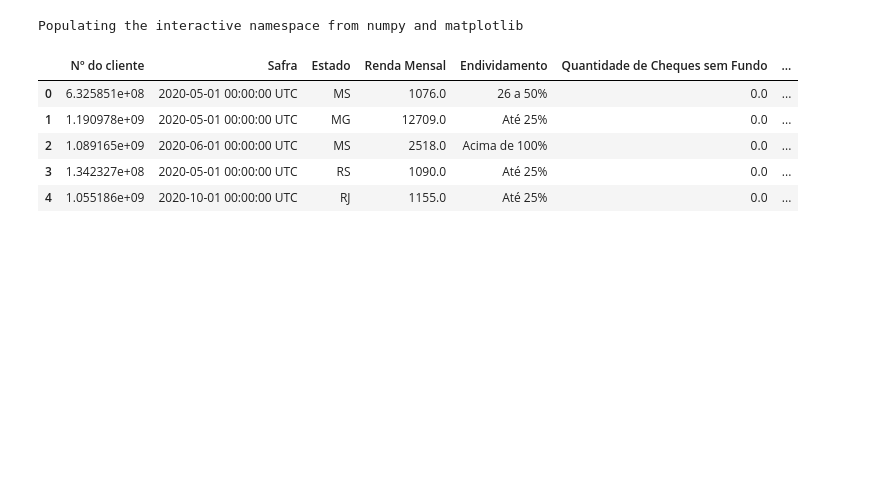
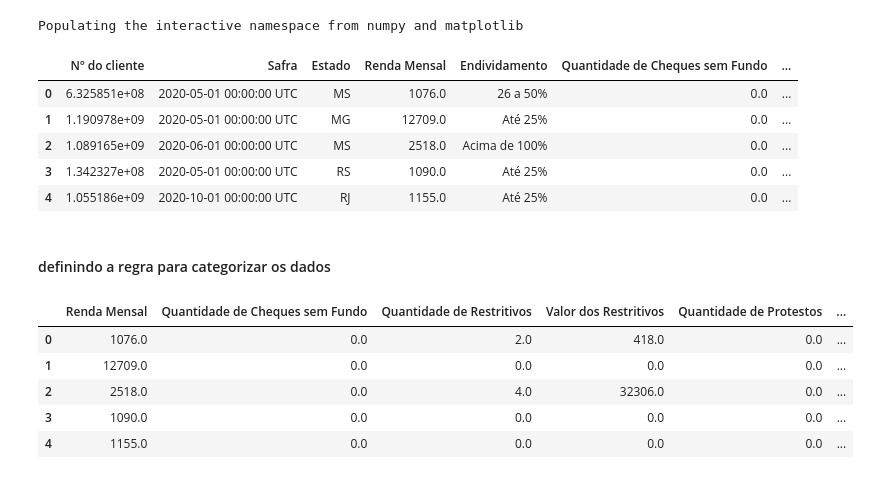
Before and after one commit to lorduakiti/diggi-teste, a Jupyter notebook: estudo_de_caso_diggi/analises/analise_arvore_de_decisao.ipynb, the cells around one changed output. Drawn from its saved outputs; the diff is of its cells as text; code cells hidden in the pictures; blank space fills up the shorter version.

```diff
--- a/estudo_de_caso_diggi/analises/analise_arvore_de_decisao.ipynb
+++ b/estudo_de_caso_diggi/analises/analise_arvore_de_decisao.ipynb
@@ -15,6 +15,8 @@ data.head()
 | 2 | 1.089165e+09 | 2020-06-01 00:00:00 UTC | MS | 2518.0 | Acima de 100% | 0.0 | ... |
 | 3 | 1.342327e+08 | 2020-05-01 00:00:00 UTC | RS | 1090.0 | Até 25% | 0.0 | ... |
 | 4 | 1.055186e+09 | 2020-10-01 00:00:00 UTC | RJ | 1155.0 | Até 25% | 0.0 | ... |
+# %% [markdown]
+#### definindo a regra para categorizar os dados
 # %%
 arr_cols_flag = ['30D3M','60D6M','60D9M','90D9M','90D12M']
 
@@ -33,3 +67,12 @@ for f in arr_cols_flag:
+# %%
+data.head(5)
+# %% [output]
+|  | Renda Mensal | Quantidade de Cheques sem Fundo | Quantidade de Restritivos | Valor dos Restritivos | Quantidade de Protestos | ... |
+| 0 | 1076.0 | 0.0 | 2.0 | 418.0 | 0.0 | ... |
+| 1 | 12709.0 | 0.0 | 0.0 | 0.0 | 0.0 | ... |
+| 2 | 2518.0 | 0.0 | 4.0 | 32306.0 | 0.0 | ... |
+| 3 | 1090.0 | 0.0 | 0.0 | 0.0 | 0.0 | ... |
+| 4 | 1155.0 | 0.0 | 0.0 | 0.0 | 0.0 | ... |
 # %%
 data.describe()
 # %% [output]
```
Also changed, not shown: parts of 16 cells of this notebook.
